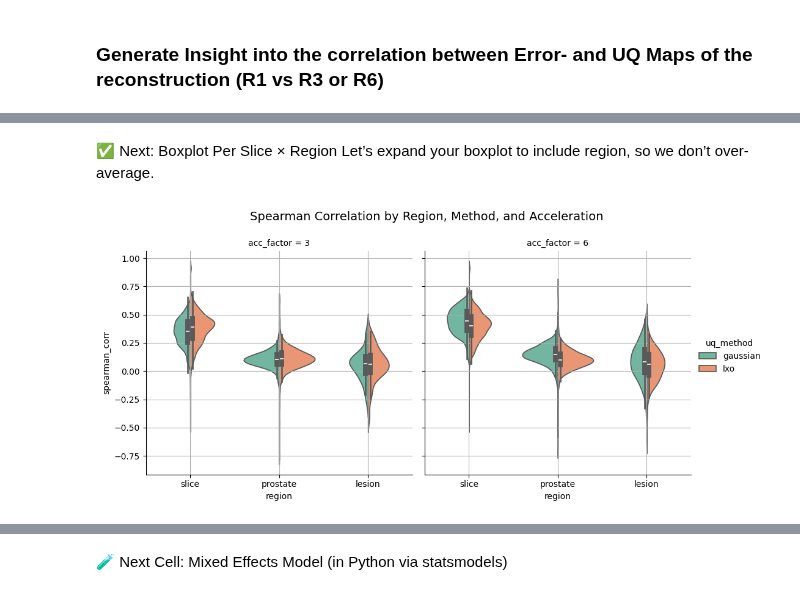
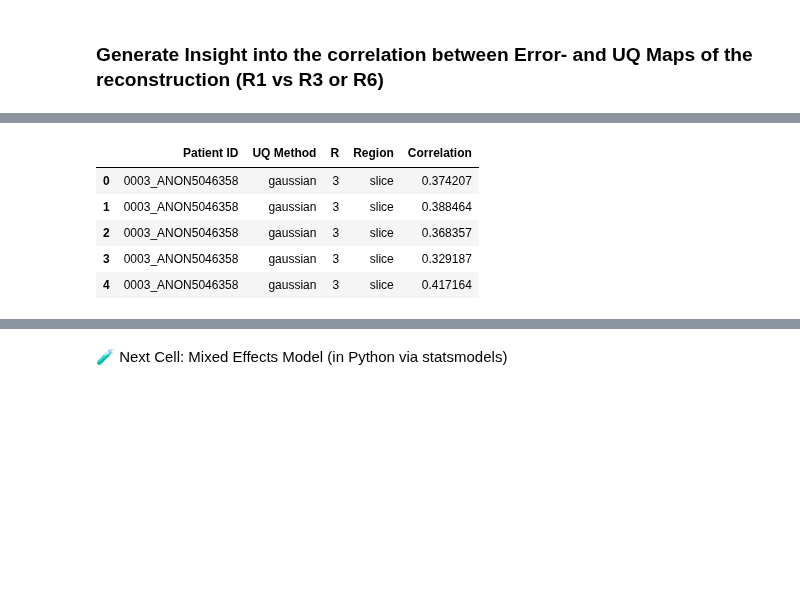
Before and after one commit to Quintin1995/Uncertainty-Quantification-Prostate-MRI, a Jupyter notebook: scripts/e5_gen_insight_correlation.ipynb, the cells around one changed output, grey strips where cells are left out. Cells and saved outputs as stored; diff of their text form; code cells hidden in the pictures; blank space fills up the shorter version.

```diff
--- a/scripts/e5_gen_insight_correlation.ipynb
+++ b/scripts/e5_gen_insight_correlation.ipynb
@@ -14,23 +51,0 @@ verbose   = True
-# %%
-# === SQLite DB Utilities ===
-
-def connect_db(db_path: Path) -> sqlite3.Connection:
-    """Establish and return SQLite connection."""
-    return sqlite3.connect(str(db_path))
-
-def run_query(conn: sqlite3.Connection, query: str) -> pd.DataFrame:
-    """Execute a SQL query and return the result as a DataFrame."""
-    return pd.read_sql_query(query, conn)
-
-def preview_table(conn: sqlite3.Connection, table_name: str, n: int = 5):
-    """Print the first n rows of the specified table."""
-    df = run_query(conn, f"SELECT * FROM {table_name} LIMIT {n};")
-    display(df)
-
-# === Establish Connection ===
-conn = connect_db(db_fpath)
-
-# === Preview Table (Optional) ===
-if verbose:
-    print(f"🔍 Preview of '{table}' table:")
-    preview_table(conn, table)
@@ -48,29 +52,28 @@ if verbose:
-# %% [markdown]
-✅ Next: Boxplot Per Slice × Region
-Let’s expand your boxplot to include region, so we don’t over-average.
-# %%
-# --- Pull all slice-level correlations including region ---
-query = f"""
-SELECT uq_method, acc_factor, region, spearman_corr
-FROM {table}
-WHERE spearman_corr IS NOT NULL;
-"""
-df = run_query(conn, query)
-
-# --- Faceted Violin Plots by Acceleration Factor with Grid Lines ---
-g = sns.catplot(
-    data=df,
-    x="region", y="spearman_corr", hue="uq_method",
-    col="acc_factor", kind="violin", split=True,
-    palette="Set2", height=5, aspect=1
-)
-
-# Add grid lines to each subplot
-for ax in g.axes.flat:
-    ax.grid(True)
-
-g.fig.subplots_adjust(top=0.85)
-g.fig.suptitle("Spearman Correlation by Region, Method, and Acceleration", fontsize=14)
-plt.show()
-# %% [output]
-[figure, removed]
+# %%
+# --- Pull all slice-level correlations including region ---
+query = f"""
+SELECT pat_id, uq_method, acc_factor, region, spearman_corr
+FROM {TABLE}
+WHERE spearman_corr IS NOT NULL;
+"""
+correlation_data = run_query(conn, query)
+
+correlation_data.head()
+
+new_col_names = {
+    "pat_id": "Patient ID",
+    "uq_method": "UQ Method",
+    "acc_factor": "R",
+    "region": "Region",
+    "spearman_corr": "Correlation"
+}
+correlation_data.rename(columns=new_col_names, inplace=True)
+
+correlation_data.head()
+# %% [output]
+|  | Patient ID | UQ Method | R | Region | Correlation |
+| 0 | 0003_ANON5046358 | gaussian | 3 | slice | 0.374207 |
+| 1 | 0003_ANON5046358 | gaussian | 3 | slice | 0.388464 |
+| 2 | 0003_ANON5046358 | gaussian | 3 | slice | 0.368357 |
+| 3 | 0003_ANON5046358 | gaussian | 3 | slice | 0.329187 |
+| 4 | 0003_ANON5046358 | gaussian | 3 | slice | 0.417164 |
```
Also changed, not shown: parts of 9 cells of this notebook, 4 other files.
